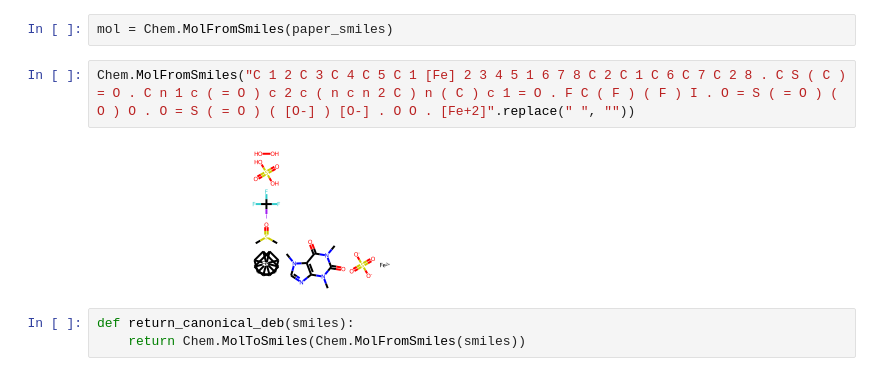
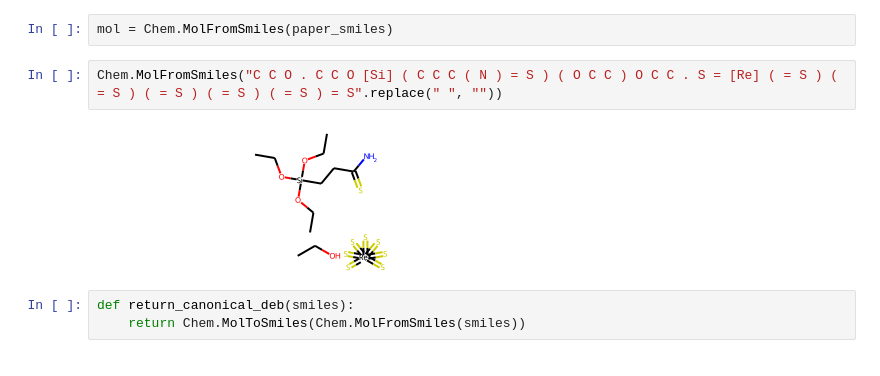
Before and after one commit to bananenpampe/selfiespredict, a Jupyter notebook: Untitled1.ipynb, the cells around one changed output. Cells and saved outputs as stored; diff of their text form.

```diff
--- a/Untitled1.ipynb
+++ b/Untitled1.ipynb
@@ -11,9 +11,9 @@ paper_smiles = "CNC(C)CC1=CC=C2C(=C1)OCO2"
 # %%
 mol = Chem.MolFromSmiles(paper_smiles)
 # %%
-Chem.MolFromSmiles("C 1 2 C 3 C 4 C 5 C 1 [Fe] 2 3 4 5 1 6 7 8 C 2 C 1 C 6 C 7 C 2 8 . C S ( C ) = O . C n 1 c ( = O ) c 2 c ( n c n 2 C ) n ( C ) c 1 = O . F C ( F ) ( F ) I . O = S ( = O ) ( O ) O . O = S ( = O ) ( [O-] ) [O-] . O O . [Fe+2]".replace(" ", ""))
+Chem.MolFromSmiles("C C O . C C O [Si] ( C C C ( N ) = S ) ( O C C ) O C C . S = [Re] ( = S ) ( = S ) ( = S ) ( = S ) ( = S ) = S".replace(" ", ""))
 # %% [output]
-[figure, old version]
+[figure, new version]
 # %%
 def return_canonical_deb(smiles):
     return Chem.MolToSmiles(Chem.MolFromSmiles(smiles))
```
Also changed, not shown: 2 other files.
